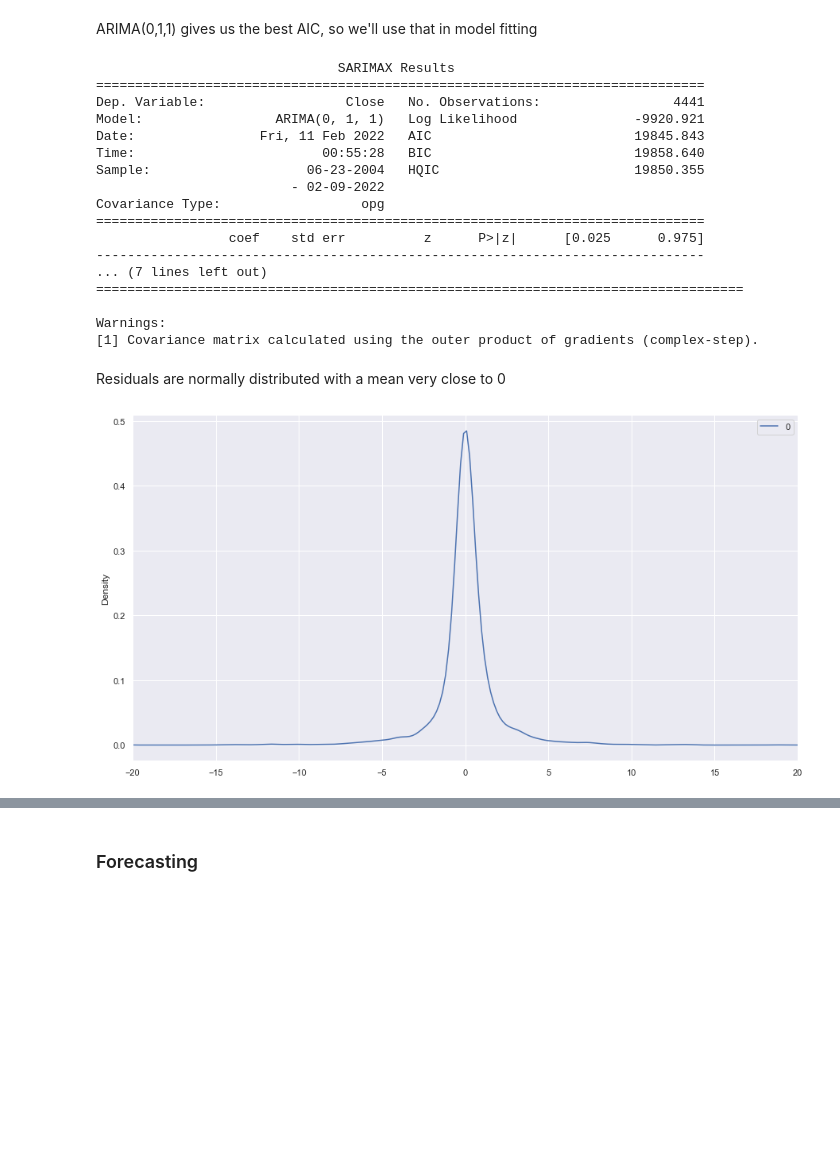
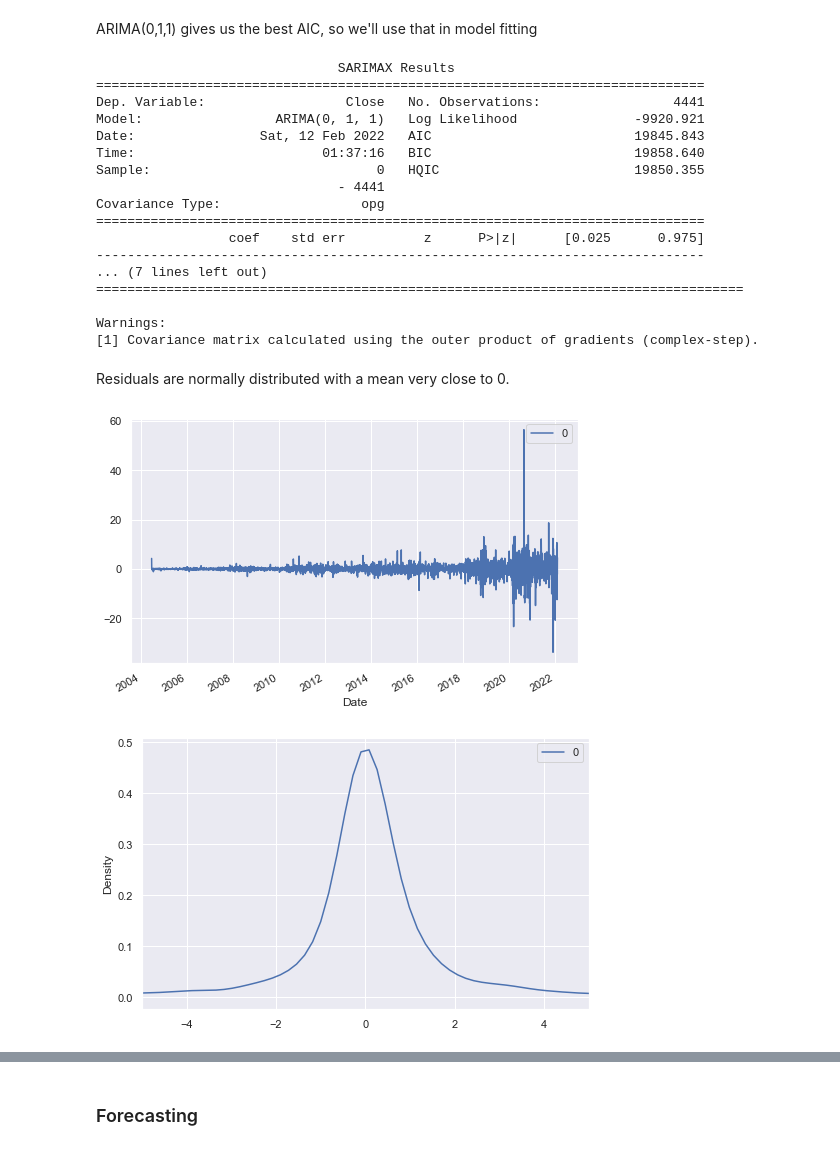
Before and after one commit to bensteves/salesforce_predictions, a Jupyter notebook: salesforce_predictions.ipynb, the cells around one changed output, grey strips where cells are left out. Drawn from its saved outputs; the diff is of its cells as text; code cells hidden in the pictures; blank space fills up the shorter version.

Commit message:
Prediction plots for model fit, start on forecasting

```diff
--- a/salesforce_predictions.ipynb
+++ b/salesforce_predictions.ipynb
@@ -154,8 +157,15 @@ Warnings:
 # %% [markdown]
 ARIMA(0,1,1) gives us the best AIC, so we'll use that in model fitting
 # %%
-arima_model = ARIMA(CRM['Close'], order = (0,1,1))
-arima_fit = arima_model.fit()
+# fitting our model, first w/out train/test split
+
+#date index warning here, but still provides the same model results
+import warnings
+with warnings.catch_warnings():
+    warnings.filterwarnings("ignore", message="A date index has been provided, but it has no associated frequency information and so will be ignored when e.g. forecasting.")
+
+    arima_model = ARIMA(CRM['Close'], order = (0,1,1))
+    arima_fit = arima_model.fit()
 # %%
 print(arima_fit.summary())
 # %% [output]
@@ -163,10 +173,10 @@ print(arima_fit.summary())
 ==============================================================================
 Dep. Variable:                  Close   No. Observations:                 4441
 Model:                 ARIMA(0, 1, 1)   Log Likelihood               -9920.921
-Date:                Fri, 11 Feb 2022   AIC                          19845.843
-Time:                        00:55:28   BIC                          19858.640
-Sample:                    06-23-2004   HQIC                         19850.355
-                         - 02-09-2022
+Date:                Sat, 12 Feb 2022   AIC                          19845.843
+Time:                        01:37:16   BIC                          19858.640
+Sample:                             0   HQIC                         19850.355
+                               - 4441
 Covariance Type:                  opg
 ==============================================================================
                  coef    std err          z      P>|z|      [0.025      0.975]
@@ -177,10 +187,15 @@ Covariance Type:                  opg
 Warnings:
 [1] Covariance matrix calculated using the outer product of gradients (complex-step).
 # %% [markdown]
-Residuals are normally distributed with a mean very close to 0
+Residuals are normally distributed with a mean very close to 0.
 # %%
+# view residual distributions and densities
+sns.set(rc = {'figure.figsize':(8,5)})
+residuals = pd.DataFrame(arima_fit.resid)
+residuals.plot()
 residuals.plot.kde()
-plt.xlim(-20, 20)
+plt.xlim(-5, 5)
 plt.show()
 # %% [output]
-[figure, old version]
+[figure, new version]
+[figure, added]
```
Also changed, not shown: parts of 20 cells of this notebook.
